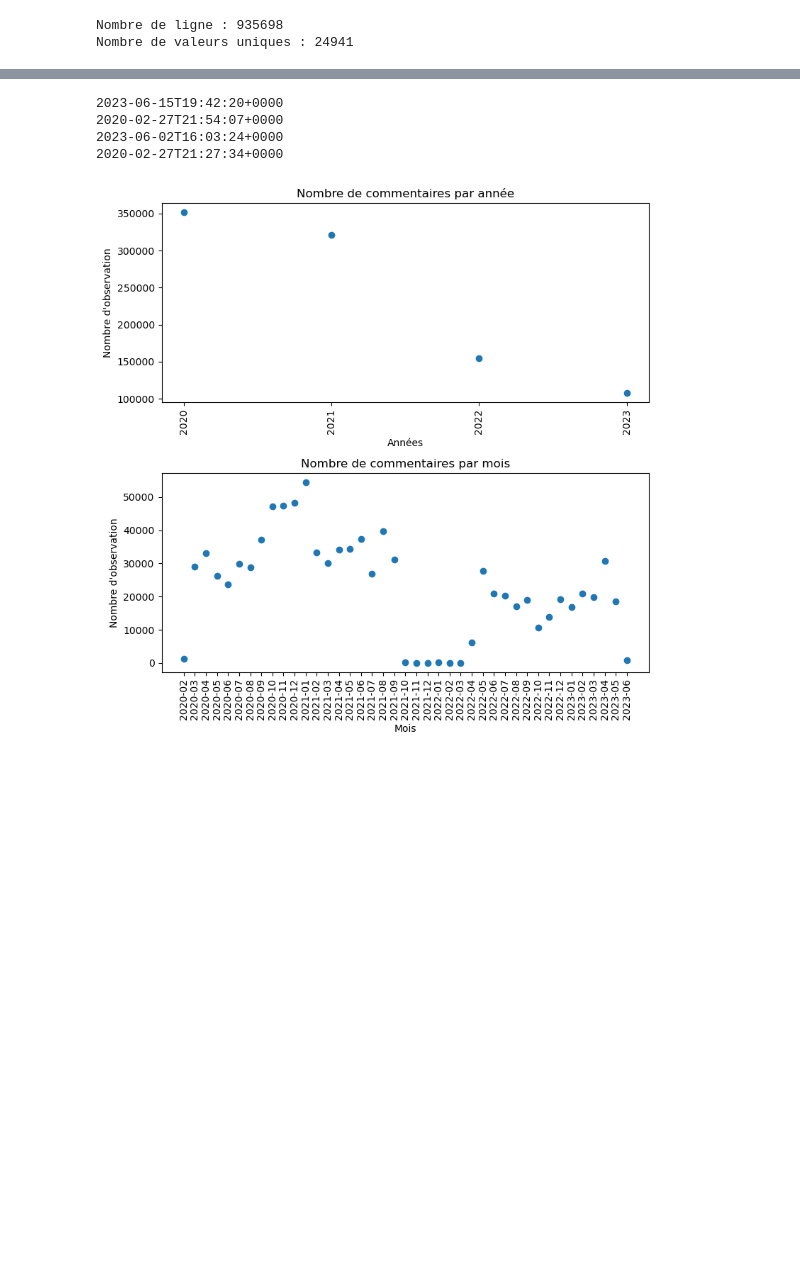
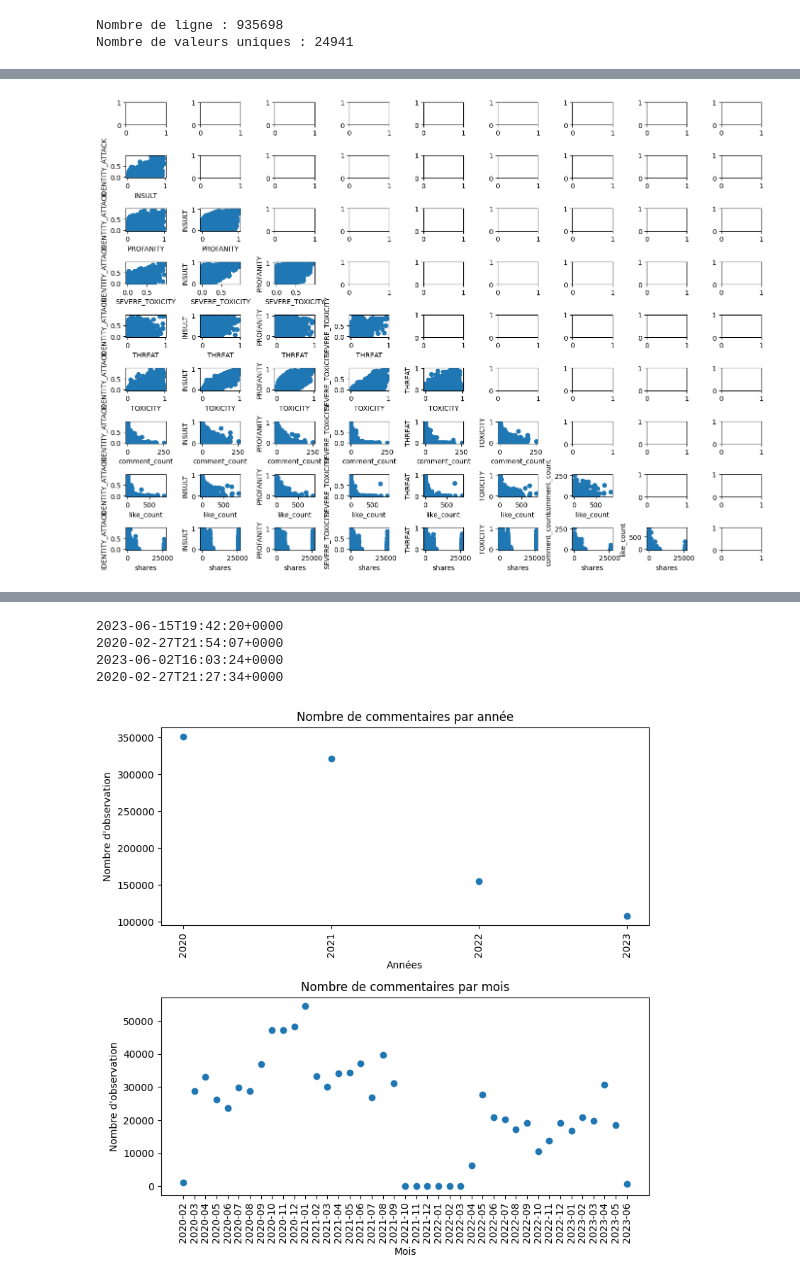
Before and after one commit to caseguin/GLO-7027, a Jupyter notebook: projet_eda.ipynb, the cells around one changed output, grey strips where cells are left out. Cells and saved outputs as stored; diff of their text form; code cells hidden in the pictures; blank space fills up the shorter version.

Commit message:
visualisation

```diff
--- a/projet_eda.ipynb
+++ b/projet_eda.ipynb
@@ -236,3 +240,8 @@ Nombre de valeurs uniques : 24941
 # Outliers
 
 # Pour attributs catégoriques : encoder???
+# %%
+cols = ['IDENTITY_ATTACK', 'INSULT', 'PROFANITY', 'SEVERE_TOXICITY', 'THREAT', 'TOXICITY', 'comment_count', 'like_count', 'shares']
+
+correlation_matrix = df_merge[cols].corr()
+correlation_matrix
@@ -238,0 +259,17 @@ Nombre de valeurs uniques : 24941
+# %%
+# Corrélation :
+
+figure, axis = plt.subplots(len(cols), len(cols), figsize=(14,10))
+
+for i in range(0, len(cols)) :
+    for j in range(0, len(cols)):
+        if i > j :
+            ax = axis[i, j]
+            ax.scatter(x=df_merge[cols[i]], y=df_merge[cols[j]])
+            ax.set_xlabel(cols[i])
+            ax.set_ylabel(cols[j])
+
+figure.tight_layout()
+plt.show()
+# %% [output]
+[figure, added]
```
Also changed, not shown: parts of 19 cells of this notebook, 1 other file.
